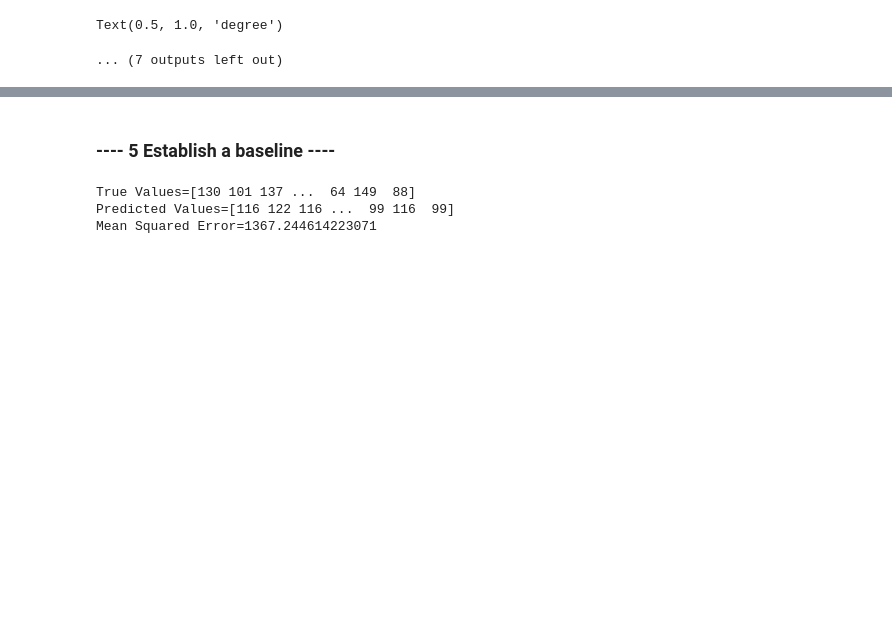
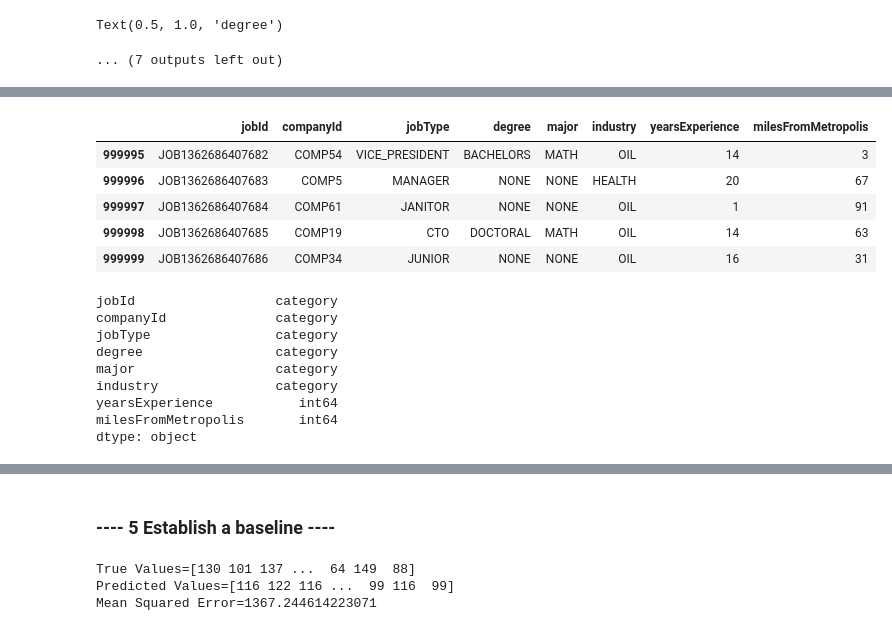
Before and after one commit to Ashur59/salarypredictionportfolio, a Jupyter notebook: Salary Prediction Notebook.ipynb, the cells around one changed output, grey strips where cells are left out. Drawn from its saved outputs; the diff is of its cells as text; code cells hidden in the pictures; blank space fills up the shorter version.

```diff
--- a/Salary Prediction Notebook.ipynb
+++ b/Salary Prediction Notebook.ipynb
@@ -512,0 +539,28 @@ Text(0.5, 1.0, 'degree')
+# %%
+# turn 'objects' into 'categoricals' for test dataset
+# ['jobId', companyId', 'jobType', 'degree', 'major', 'industry'] are all categorical features where
+# 'degree' and 'jobType' should be encoded as ordinal because of the importance of order while
+# the rest should be encoded as onehot because of its non-ordinal nature
+test_data = test.copy()
+
+for col in ['jobId', 'companyId', 'jobType', 'degree', 'major', 'industry']:
+    test_data[col] = test_data[col].astype('category')
+
+test_data.tail()
+test_data.dtypes
+# %% [output]
+|  | jobId | companyId | jobType | degree | major | industry | yearsExperience | milesFromMetropolis |
+| 999995 | JOB1362686407682 | COMP54 | VICE_PRESIDENT | BACHELORS | MATH | OIL | 14 | 3 |
+| 999996 | JOB1362686407683 | COMP5 | MANAGER | NONE | NONE | HEALTH | 20 | 67 |
+| 999997 | JOB1362686407684 | COMP61 | JANITOR | NONE | NONE | OIL | 1 | 91 |
+| 999998 | JOB1362686407685 | COMP19 | CTO | DOCTORAL | MATH | OIL | 14 | 63 |
+| 999999 | JOB1362686407686 | COMP34 | JUNIOR | NONE | NONE | OIL | 16 | 31 |
+jobId                  category
+companyId              category
+jobType                category
+degree                 category
+major                  category
+industry               category
+yearsExperience           int64
+milesFromMetropolis       int64
+dtype: object
```
Also changed, not shown: parts of 31 cells of this notebook.
